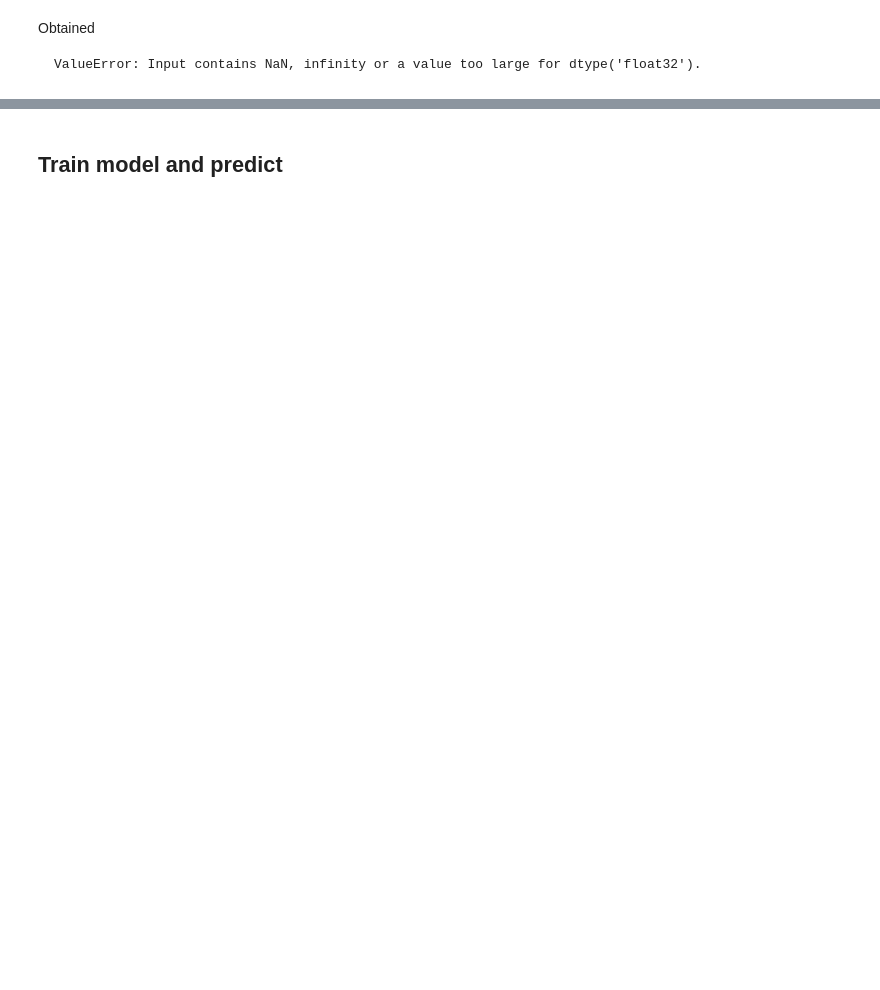
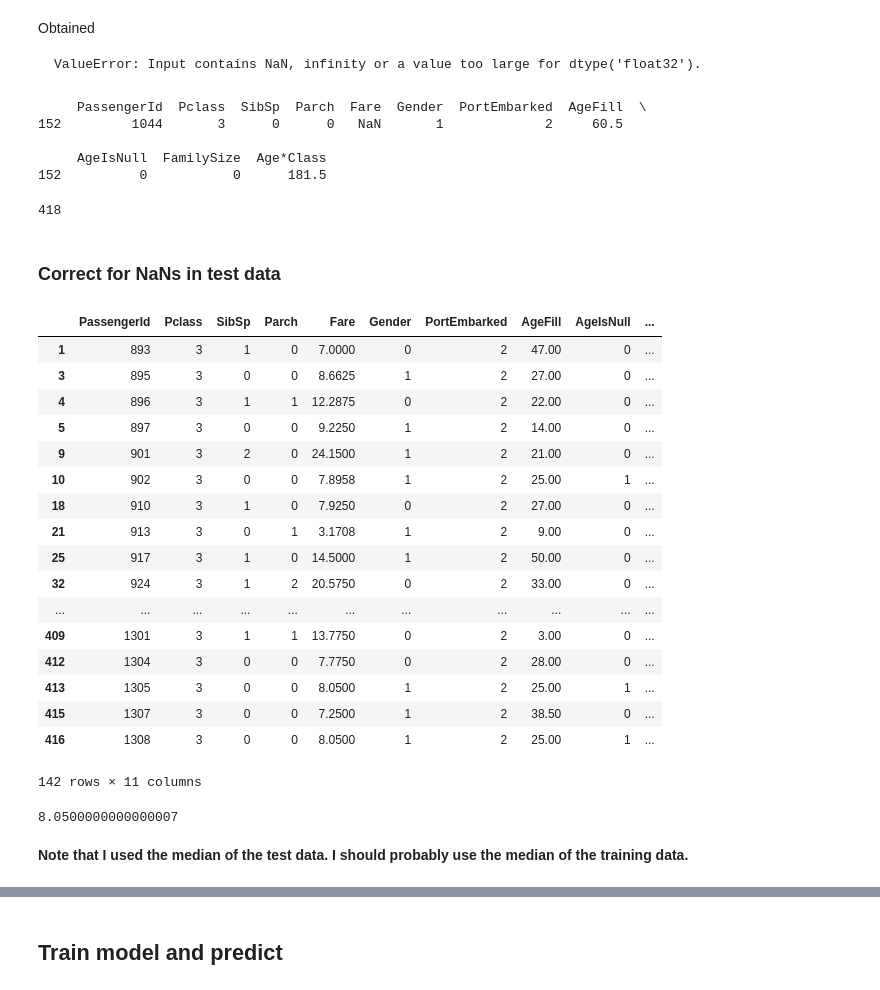
Before and after one commit to jessicayung/kaggle, a Jupyter notebook: Titanic Dataset - Kaggle's Pandas and Random Forests (Python) Tutorials.ipynb, the cells around one changed output, grey strips where cells are left out. Drawn from its saved outputs; the diff is of its cells as text; code cells hidden in the pictures; blank space fills up the shorter version.

```diff
--- a/Titanic Dataset - Kaggle's Pandas and Random Forests (Python) Tutorials.ipynb
+++ b/Titanic Dataset - Kaggle's Pandas and Random Forests (Python) Tutorials.ipynb
@@ -598,3 +580,55 @@ Obtained
 <pre>
 ValueError: Input contains NaN, infinity or a value too large for dtype('float32').
 </pre>
+# %%
+# Find cells that have NaNs
+for i in range(0,418):
+    for j in range(0,11):
+        if np.isnan(test_df.iloc[i][j]):
+            print(test_df[i:i+1])
+# %% [output]
+     PassengerId  Pclass  SibSp  Parch  Fare  Gender  PortEmbarked  AgeFill  \
+152         1044       3      0      0   NaN       1             2     60.5
+
+     AgeIsNull  FamilySize  Age*Class
+152          0           0      181.5
+# %%
+len(test_data)
+# %% [output]
+418
+# %% [markdown]
+### Correct for NaNs in test data
+# %%
+# Fill in Fare value
+# Estimate Fare value based on median for Pclass and Port.
+# Likely to be inaccurate because of variations in fare even among
+# people in the same Pclass embarking at the same port.
+
+test_df[(test_df['PortEmbarked'] == 2) & (test_df['Pclass'] == 3)]
+# %% [output]
+|  | PassengerId | Pclass | SibSp | Parch | Fare | Gender | PortEmbarked | AgeFill | AgeIsNull | ... |
+| 1 | 893 | 3 | 1 | 0 | 7.0000 | 0 | 2 | 47.00 | 0 | ... |
+| 3 | 895 | 3 | 0 | 0 | 8.6625 | 1 | 2 | 27.00 | 0 | ... |
+| 4 | 896 | 3 | 1 | 1 | 12.2875 | 0 | 2 | 22.00 | 0 | ... |
+| 5 | 897 | 3 | 0 | 0 | 9.2250 | 1 | 2 | 14.00 | 0 | ... |
+| 9 | 901 | 3 | 2 | 0 | 24.1500 | 1 | 2 | 21.00 | 0 | ... |
+| 10 | 902 | 3 | 0 | 0 | 7.8958 | 1 | 2 | 25.00 | 1 | ... |
+| 18 | 910 | 3 | 1 | 0 | 7.9250 | 0 | 2 | 27.00 | 0 | ... |
+| 21 | 913 | 3 | 0 | 1 | 3.1708 | 1 | 2 | 9.00 | 0 | ... |
+| 25 | 917 | 3 | 1 | 0 | 14.5000 | 1 | 2 | 50.00 | 0 | ... |
+| 32 | 924 | 3 | 1 | 2 | 20.5750 | 0 | 2 | 33.00 | 0 | ... |
+| ... | ... | ... | ... | ... | ... | ... | ... | ... | ... | ... |
+| 409 | 1301 | 3 | 1 | 1 | 13.7750 | 0 | 2 | 3.00 | 0 | ... |
+| 412 | 1304 | 3 | 0 | 0 | 7.7750 | 0 | 2 | 28.00 | 0 | ... |
+| 413 | 1305 | 3 | 0 | 0 | 8.0500 | 1 | 2 | 25.00 | 1 | ... |
+| 415 | 1307 | 3 | 0 | 0 | 7.2500 | 1 | 2 | 38.50 | 0 | ... |
+| 416 | 1308 | 3 | 0 | 0 | 8.0500 | 1 | 2 | 25.00 | 1 | ... |
+142 rows × 11 columns
+# %%
+# Median fare for Pclass = 3, PortEmbarked = 2
+median_fare = np.median(test_df[(test_df['PortEmbarked'] == 2) & (test_df['Pclass'] == 3)]['Fare'].dropna())
+median_fare
+# %% [output]
+8.0500000000000007
+# %% [markdown]
+**Note that I used the median of the test data. I should probably use the median of the training data.**
```
Also changed, not shown: parts of 10 cells of this notebook, 1 other file.
